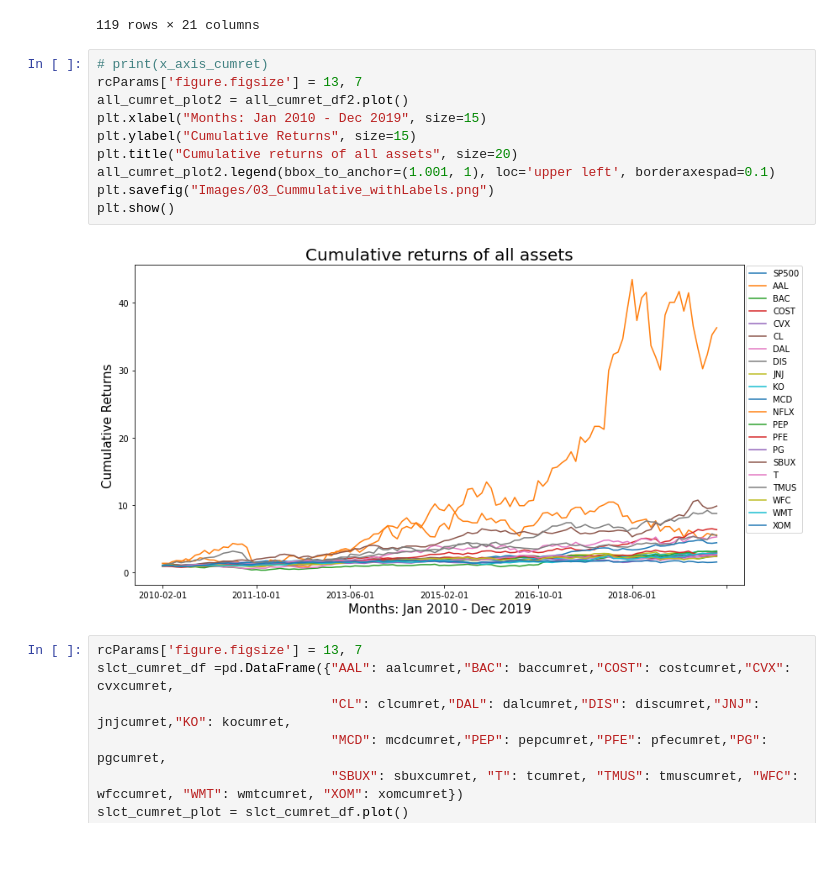
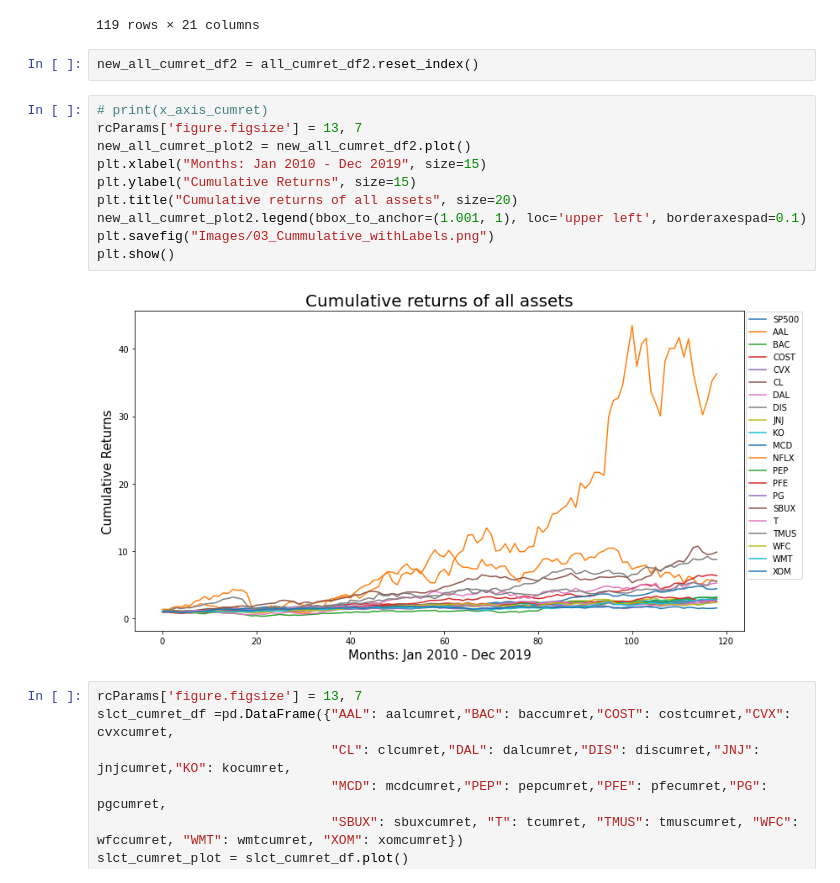
Before and after one commit to claybeaver/Group9_Project1, a Jupyter notebook: Final_notebook.ipynb, the cells around one changed output. Saved outputs shown, nothing was run; the diff lists cells and outputs as text; blank space fills up the shorter version.

```diff
--- a/Final_notebook.ipynb
+++ b/Final_notebook.ipynb
@@ -363,18 +381,20 @@ all_cumret_df2
 | 2019-11-01 | 2.852627 | 5.583828 | 2.481108 | 6.509029 | 2.346441 | 2.429927 | 5.188765 | 5.755835 | 2.942453 | 3.085931 | ... | ... |
 | 2019-12-01 | 2.938205 | 5.583828 | 2.629975 | 6.378848 | 2.440298 | 2.478526 | 5.292540 | 5.468043 | 3.148425 | 3.209368 | ... | ... |
 119 rows × 21 columns
+# %%
+new_all_cumret_df2 = all_cumret_df2.reset_index()
 # %%
 # print(x_axis_cumret)
 rcParams['figure.figsize'] = 13, 7
-all_cumret_plot2 = all_cumret_df2.plot()
+new_all_cumret_plot2 = new_all_cumret_df2.plot()
 plt.xlabel("Months: Jan 2010 - Dec 2019", size=15)
 plt.ylabel("Cumulative Returns", size=15)
 plt.title("Cumulative returns of all assets", size=20)
-all_cumret_plot2.legend(bbox_to_anchor=(1.001, 1), loc='upper left', borderaxespad=0.1)
+new_all_cumret_plot2.legend(bbox_to_anchor=(1.001, 1), loc='upper left', borderaxespad=0.1)
 plt.savefig("Images/03_Cummulative_withLabels.png")
 plt.show()
 # %% [output]
-[figure, old version]
+[figure, new version]
 # %%
 rcParams['figure.figsize'] = 13, 7
 slct_cumret_df =pd.DataFrame({"AAL": aalcumret,"BAC": baccumret,"COST": costcumret,"CVX": cvxcumret,
```
Also changed, not shown: parts of 9 cells of this notebook, 16 other files.
